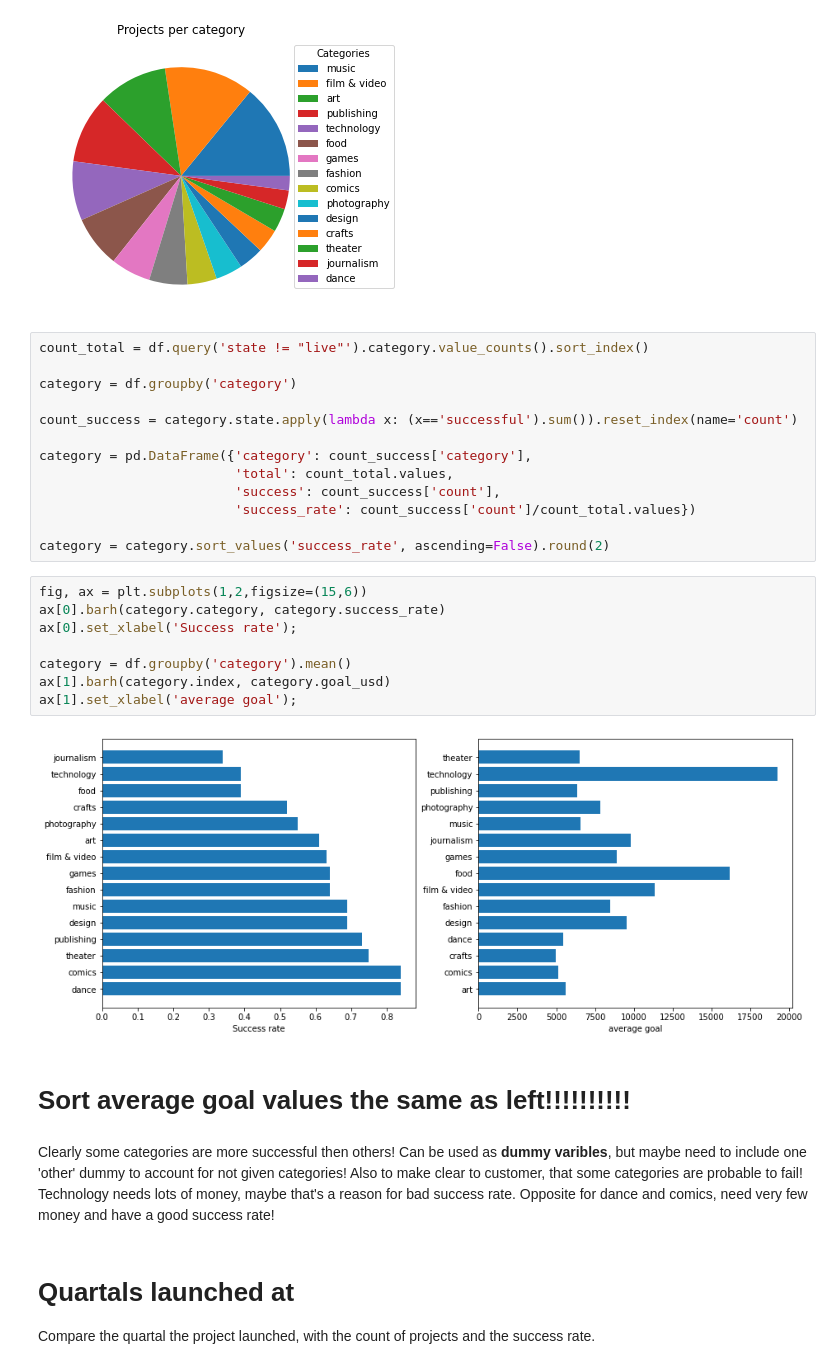
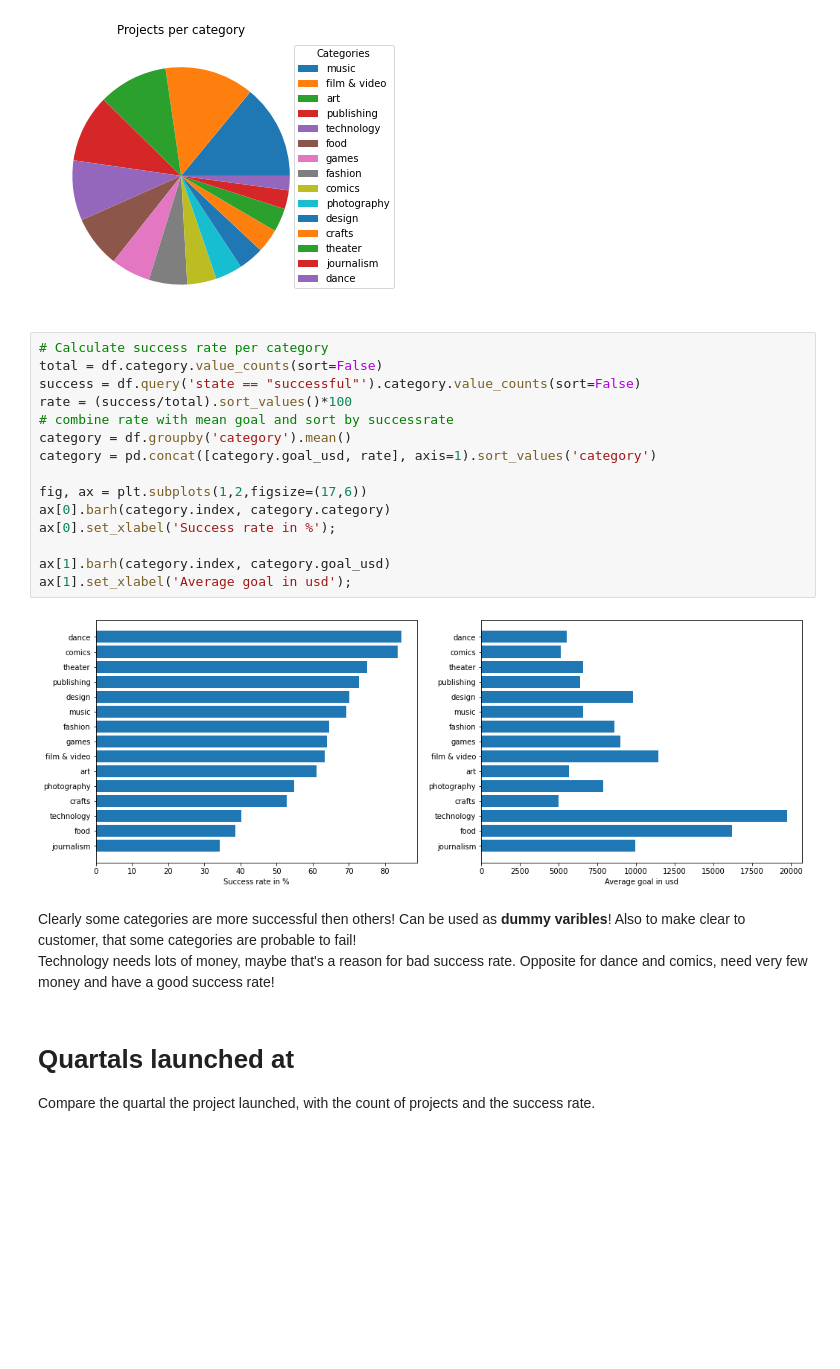
Before and after one commit to fabimaerz/kickstarter_project, a Jupyter notebook: eda.ipynb, the cells around one changed output. Saved outputs shown, nothing was run; the diff lists cells and outputs as text; blank space fills up the shorter version.

```diff
--- a/eda.ipynb
+++ b/eda.ipynb
@@ -55,33 +55,25 @@ ax.legend(category.index,
 ax.set_title('Projects per category');
 # %% [output]
 [figure]
-# %%
-count_total = df.query('state != "live"').category.value_counts().sort_index()
-
-category = df.groupby('category')
-
-count_success = category.state.apply(lambda x: (x=='successful').sum()).reset_index(name='count')
-
-category = pd.DataFrame({'category': count_success['category'],
-                         'total': count_total.values,
-                         'success': count_success['count'],
-                         'success_rate': count_success['count']/count_total.values})
-
-category = category.sort_values('success_rate', ascending=False).round(2)
 # %%
-fig, ax = plt.subplots(1,2,figsize=(15,6))
-ax[0].barh(category.category, category.success_rate)
-ax[0].set_xlabel('Success rate');
+# Calculate success rate per category
+total = df.category.value_counts(sort=False)
+success = df.query('state == "successful"').category.value_counts(sort=False)
+rate = (success/total).sort_values()*100
+# combine rate with mean goal and sort by successrate
+category = df.groupby('category').mean()
+category = pd.concat([category.goal_usd, rate], axis=1).sort_values('category')
 
-category = df.groupby('category').mean()
+fig, ax = plt.subplots(1,2,figsize=(17,6))
+ax[0].barh(category.index, category.category)
+ax[0].set_xlabel('Success rate in %');
+
 ax[1].barh(category.index, category.goal_usd)
-ax[1].set_xlabel('average goal');
+ax[1].set_xlabel('Average goal in usd');
 # %% [output]
-[figure, old version]
+[figure, new version]
-# %% [markdown]
-# Sort average goal values the same as left!!!!!!!!!!
 # %% [markdown]
-Clearly some categories are more successful then others! Can be used as __dummy varibles__, but maybe need to include one 'other' dummy to account for not given categories! Also to make clear to customer, that some categories are probable to fail!\
+Clearly some categories are more successful then others! Can be used as __dummy varibles__! Also to make clear to customer, that some categories are probable to fail!\
 Technology needs lots of  money, maybe that's a reason for bad success rate. Opposite for dance and comics, need very few money and have a good success rate!
 # %% [markdown]
 # Quartals launched at
```
Also changed, not shown: parts of 25 cells of this notebook, 13 other files.
